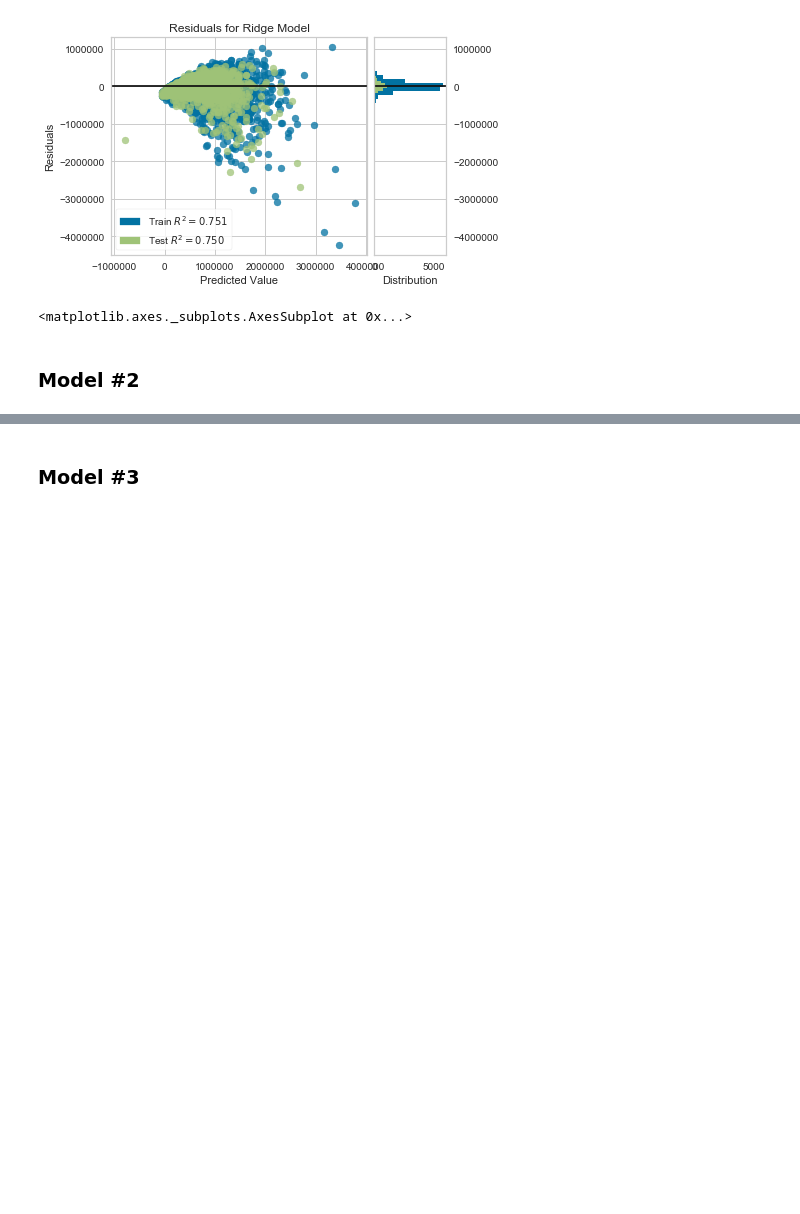
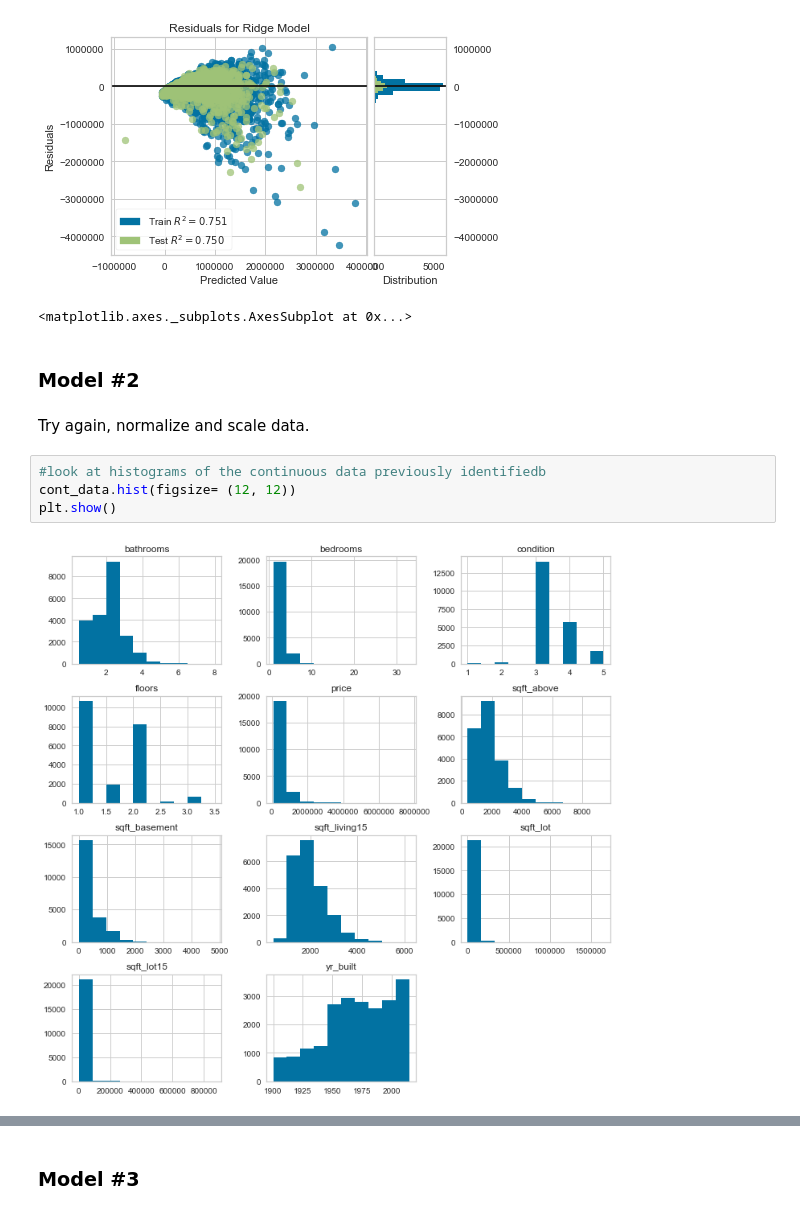
Before and after one commit to clreiner/KingCountyHousingProject, a Jupyter notebook: KingCountyHomes.ipynb, the cells around one changed output, grey strips where cells are left out. Cells and saved outputs as stored; diff of their text form; blank space fills up the shorter version.

```diff
--- a/KingCountyHomes.ipynb
+++ b/KingCountyHomes.ipynb
@@ -278,3 +267,11 @@ visualizer.show()
 <matplotlib.axes._subplots.AxesSubplot at 0x...>
 # %% [markdown]
 ### Model #2
+# %% [markdown]
+Try again, normalize and scale data.
+# %%
+#look at histograms of the continuous data previously identifiedb
+cont_data.hist(figsize= (12, 12))
+plt.show()
+# %% [output]
+[figure, added]
```
Also changed, not shown: parts of 35 cells of this notebook.
